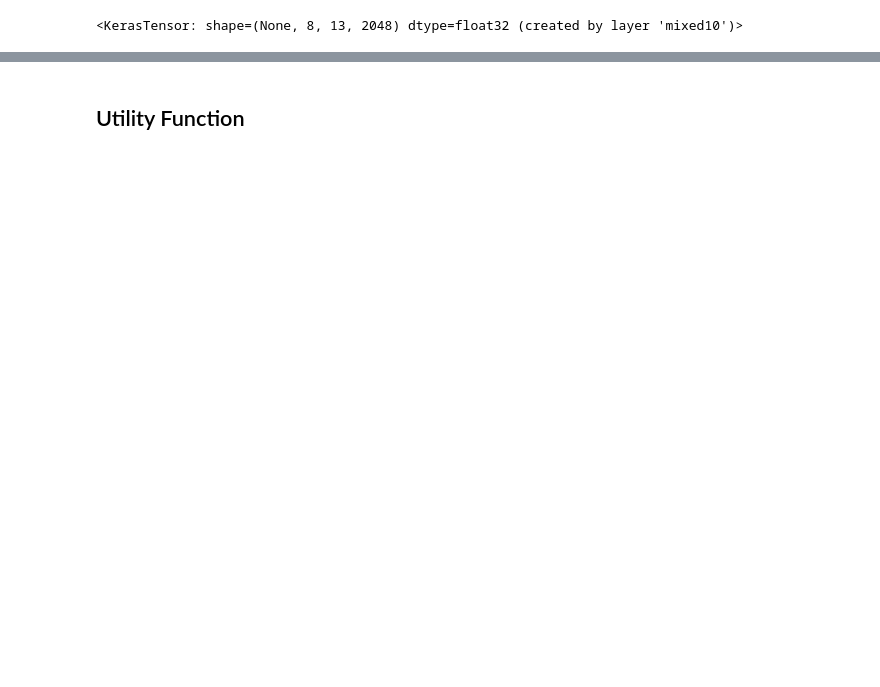
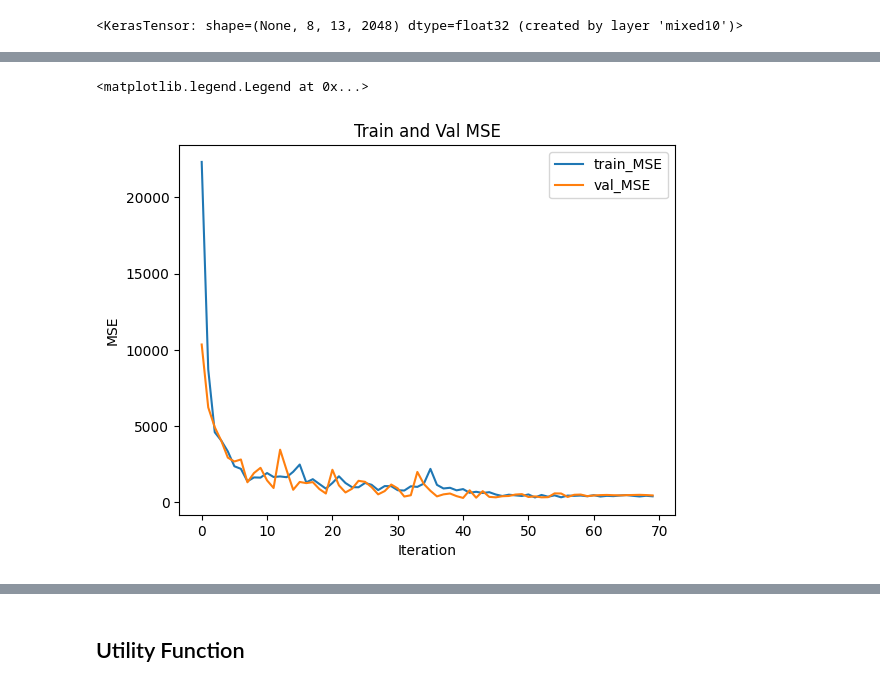
Before and after one commit to shriawesome/Finding-Phone, a Jupyter notebook: Phone_Finder.ipynb, the cells around one changed output, grey strips where cells are left out. Drawn from its saved outputs; the diff is of its cells as text; code cells hidden in the pictures; blank space fills up the shorter version.

Commit message:
Transer learning with InceptionV3

```diff
--- a/Phone_Finder.ipynb
+++ b/Phone_Finder.ipynb
@@ -444,11 +449,11 @@ def scheduler(epoch, lr):
 callback = tf.keras.callbacks.LearningRateScheduler(scheduler)
 # %%
 # Complining the model
-model.compile(optimizer=tf.keras.optimizers.Adam(learning_rate=1e-3),
+model.compile(optimizer=tf.keras.optimizers.Adam(learning_rate=1e-4),
              loss = {'coordinates':'mse'},
              metrics={'coordinates':'mse'})
 # %%
 # Split the data into training and testing
-x_train, y_train, x_test, y_test = split_data(x, y_scaled, test_frac=0.2)
+x_train, y_train, x_test, y_test = split_data(x, y_scaled, test_frac=0.3)
 x_train.shape, x_test.shape
 # %% [output]
@@ -456,9 +461,18 @@ x_train.shape, x_test.shape
+# %%
+# Saving the best model
+save_path = "models/{epoch:02d}-{val_mse:.2f}.h5"
+cp_callback = tf.keras.callbacks.ModelCheckpoint(filepath = save_path,
+                                                 save_weights_only=True,
+                                                 monitor='val_mse',
+                                                 mode='min',
+                                                 save_best_only=True)
 # %%
 # Train the model
 n_epochs = 70
 hist = model.fit(x_train, y_train,
                 epochs=n_epochs,
+                batch_size=8,
                 validation_data=(x_test,y_test),
-                callbacks=[callback])
+                callbacks=[callback, cp_callback])
 # %% [output]
 Epoch 1/70
@@ -481,0 +497,13 @@ KeyboardInterrupt:
+# %%
+# Plotting the losses
+train_mse, val_mse = hist.history['mse'], hist.history['val_mse']
+
+plt.xlabel('Iteration')
+plt.ylabel('MSE')
+plt.plot(range(n_epochs), train_mse, label="train_MSE")
+plt.plot(range(n_epochs), val_mse, label="val_MSE")
+plt.title("Train and Val MSE")
+plt.legend()
+# %% [output]
+<matplotlib.legend.Legend at 0x...>
+[figure, added]
```
Also changed, not shown: parts of 9 cells of this notebook.
